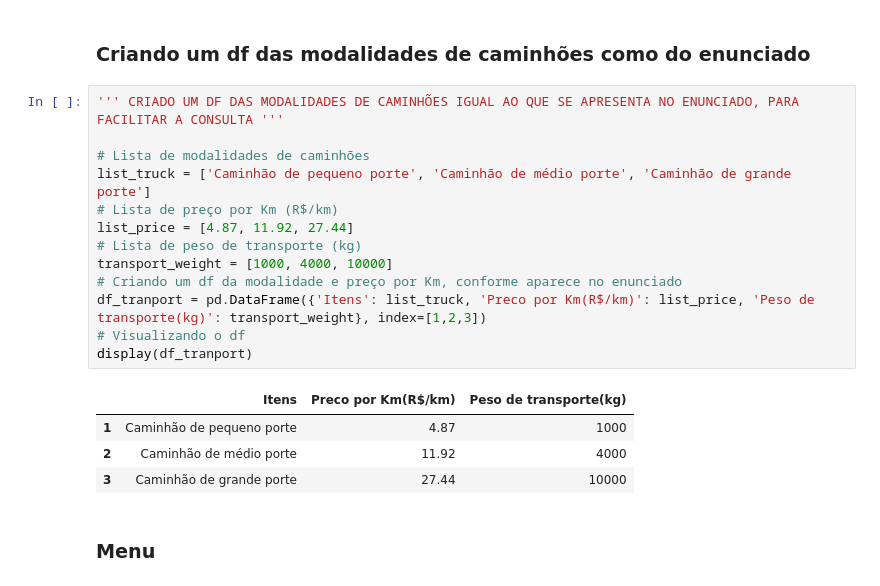
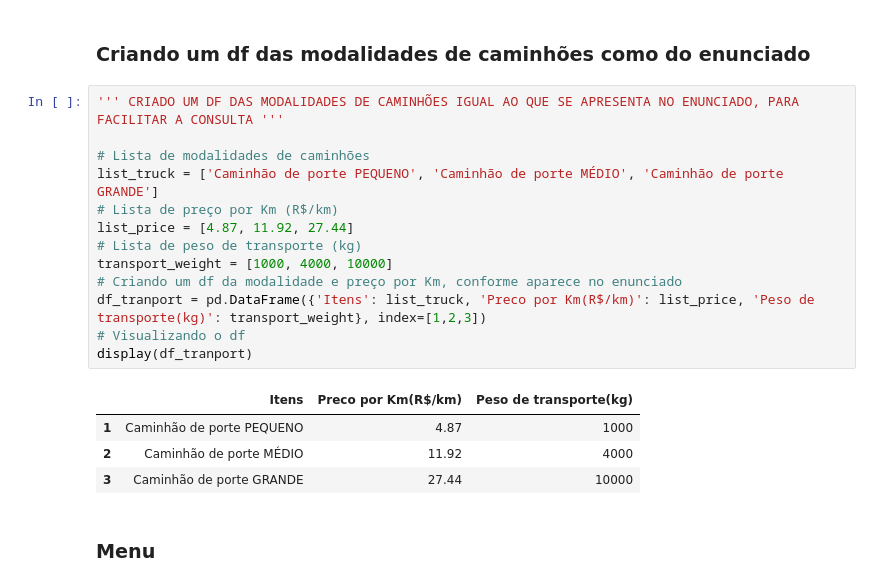
Before and after one commit to joaomoura05/Programa-Processo-Seletivo-Dell-Edicao-18, a Jupyter notebook: Programa_Simulacao.ipynb, the cells around one changed output. Cells and saved outputs as stored; diff of their text form.

```diff
--- a/Programa_Simulacao.ipynb
+++ b/Programa_Simulacao.ipynb
@@ -130,21 +151,21 @@ display(df)
 # %%
 ''' CRIADO UM DF DAS MODALIDADES DE CAMINHÕES IGUAL AO QUE SE APRESENTA NO ENUNCIADO, PARA FACILITAR A CONSULTA '''
 
 # Lista de modalidades de caminhões
-list_truck = ['Caminhão de pequeno porte', 'Caminhão de médio porte', 'Caminhão de grande porte']
+list_truck = ['Caminhão de porte PEQUENO', 'Caminhão de porte MÉDIO', 'Caminhão de porte GRANDE']
 # Lista de preço por Km (R$/km)
 list_price = [4.87, 11.92, 27.44]
 # Lista de peso de transporte (kg)
 transport_weight = [1000, 4000, 10000]
 # Criando um df da modalidade e preço por Km, conforme aparece no enunciado
 df_tranport = pd.DataFrame({'Itens': list_truck, 'Preco por Km(R$/km)': list_price, 'Peso de transporte(kg)': transport_weight}, index=[1,2,3])
 # Visualizando o df
 display(df_tranport)
 # %% [output]
 |  | Itens | Preco por Km(R$/km) | Peso de transporte(kg) |
-| 1 | Caminhão de pequeno porte | 4.87 | 1000 |
-| 2 | Caminhão de médio porte | 11.92 | 4000 |
-| 3 | Caminhão de grande porte | 27.44 | 10000 |
+| 1 | Caminhão de porte PEQUENO | 4.87 | 1000 |
+| 2 | Caminhão de porte MÉDIO | 11.92 | 4000 |
+| 3 | Caminhão de porte GRANDE | 27.44 | 10000 |
 # %% [markdown]
 ### Menu
 # %%
```
Also changed, not shown: parts of 8 cells of this notebook.
